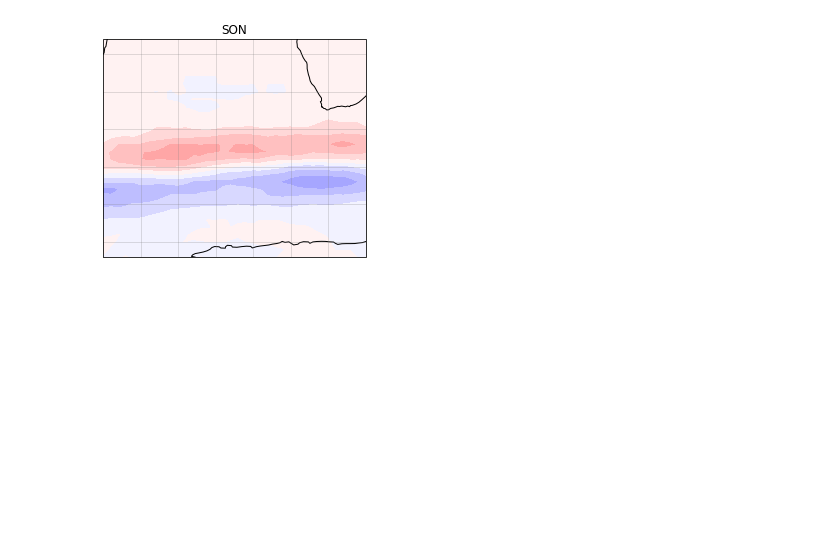
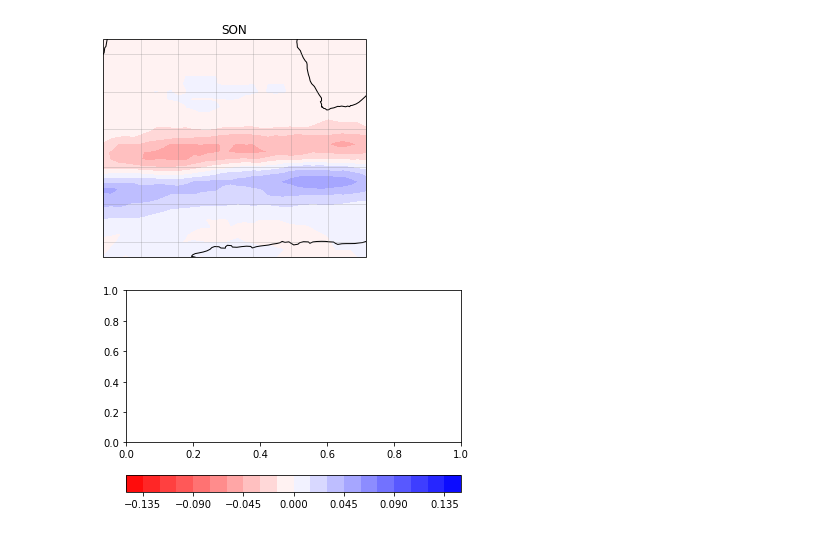
Before and after one commit to peterm790/MASTERS, a Jupyter notebook: JET/Plots_2D.ipynb, the cells around one changed output. Saved outputs shown, nothing was run; the diff lists cells and outputs as text; code cells hidden in the pictures; blank space fills up the shorter version.

```diff
--- a/JET/Plots_2D.ipynb
+++ b/JET/Plots_2D.ipynb
@@ -70,6 +83,8 @@ for index in seas:
 [figure]
 [figure]
 # %%
-plt.colorbar(c, orientation = 'horizontal', ax = ax)
+plt.colorbar(c, orientation = 'horizontal')
 plt.savefig('../JET_OUT/NOAA_anom/colorbar_anom.pdf')
-plt.close()
+plt.show()
+# %% [output]
+[figure, added]
```
Also changed, not shown: parts of 3 cells of this notebook, 2 other files.
